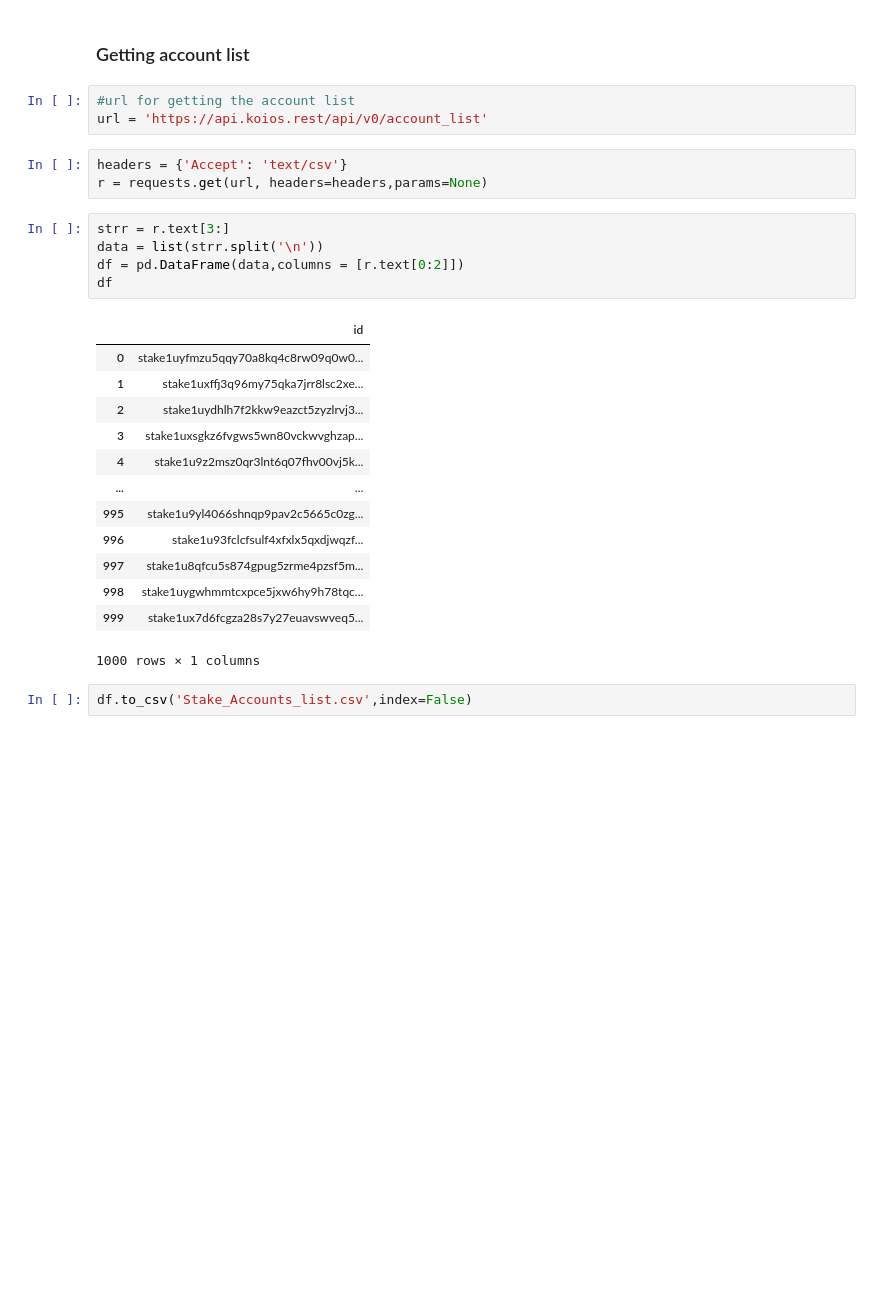
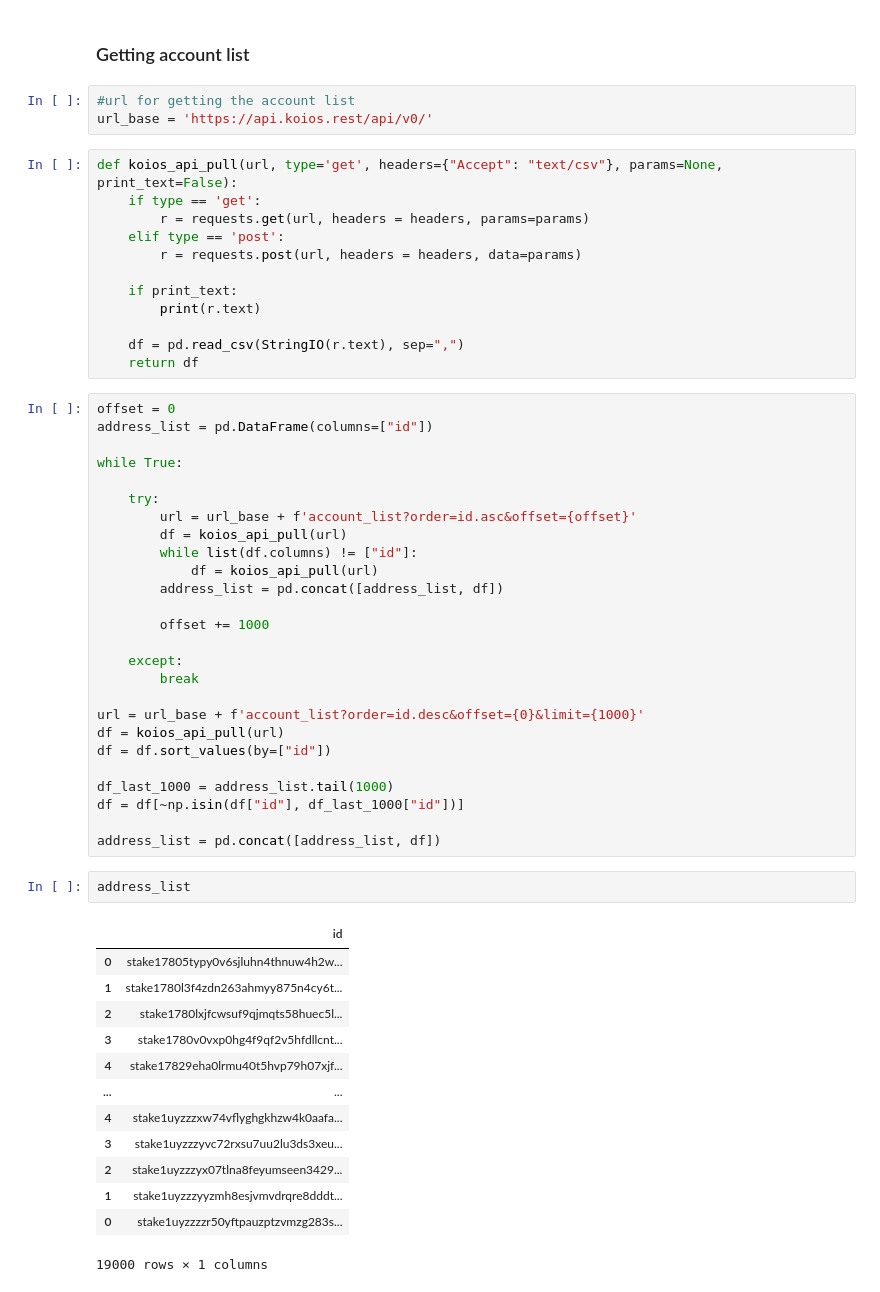
Before and after one commit to parshvadaftari/Cardano_Analysis, a Jupyter notebook: KOIOS_Data_pull/Accounts_Lists.ipynb, the cells around one changed output. Drawn from its saved outputs; the diff is of its cells as text; blank space fills up the shorter version.

```diff
--- a/KOIOS_Data_pull/Accounts_Lists.ipynb
+++ b/KOIOS_Data_pull/Accounts_Lists.ipynb
@@ -9,29 +11,59 @@ import pandas as pd
 ### Getting account list
 # %%
 #url for getting the account list
-url = 'https://api.koios.rest/api/v0/account_list'
+url_base = 'https://api.koios.rest/api/v0/'
 # %%
-headers = {'Accept': 'text/csv'}
-r = requests.get(url, headers=headers,params=None)
+def koios_api_pull(url, type='get', headers={"Accept": "text/csv"}, params=None, print_text=False):
+    if type == 'get':
+        r = requests.get(url, headers = headers, params=params)
+    elif type == 'post':
+        r = requests.post(url, headers = headers, data=params)
+
+    if print_text:
+        print(r.text)
+
+    df = pd.read_csv(StringIO(r.text), sep=",")
+    return df
 # %%
-strr = r.text[3:]
-data = list(strr.split('\n'))
-df = pd.DataFrame(data,columns = [r.text[0:2]])
-df
+offset = 0
+address_list = pd.DataFrame(columns=["id"])
+
+while True:
+
+    try:
+        url = url_base + f'account_list?order=id.asc&offset={offset}'
+        df = koios_api_pull(url)
+        while list(df.columns) != ["id"]:
+            df = koios_api_pull(url)
+        address_list = pd.concat([address_list, df])
+
+        offset += 1000
+
+    except:
+        break
+
+url = url_base + f'account_list?order=id.desc&offset={0}&limit={1000}'
+df = koios_api_pull(url)
+df = df.sort_values(by=["id"])
+
+df_last_1000 = address_list.tail(1000)
+df = df[~np.isin(df["id"], df_last_1000["id"])]
+
+address_list = pd.concat([address_list, df])
-# %% [output]
-|  | id |
-| 0 | stake1uyfmzu5qqy70a8kq4c8rw09q0w0... |
-| 1 | stake1uxffj3q96my75qka7jrr8lsc2xe... |
-| 2 | stake1uydhlh7f2kkw9eazct5zyzlrvj3... |
-| 3 | stake1uxsgkz6fvgws5wn80vckwvghzap... |
-| 4 | stake1u9z2msz0qr3lnt6q07fhv00vj5k... |
-| ... | ... |
-| 995 | stake1u9yl4066shnqp9pav2c5665c0zg... |
-| 996 | stake1u93fclcfsulf4xfxlx5qxdjwqzf... |
-| 997 | stake1u8qfcu5s874gpug5zrme4pzsf5m... |
-| 998 | stake1uygwhmmtcxpce5jxw6hy9h78tqc... |
-| 999 | stake1ux7d6fcgza28s7y27euavswveq5... |
-1000 rows × 1 columns
 # %%
-df.to_csv('Stake_Accounts_list.csv',index=False)
+address_list
+# %% [output]
+|  | id |
+| 0 | stake17805typy0v6sjluhn4thnuw4h2w... |
+| 1 | stake1780l3f4zdn263ahmyy875n4cy6t... |
+| 2 | stake1780lxjfcwsuf9qjmqts58huec5l... |
+| 3 | stake1780v0vxp0hg4f9qf2v5hfdllcnt... |
+| 4 | stake17829eha0lrmu40t5hvp79h07xjf... |
+| ... | ... |
+| 4 | stake1uyzzzxw74vflyghgkhzw4k0aafa... |
+| 3 | stake1uyzzzyvc72rxsu7uu2lu3ds3xeu... |
+| 2 | stake1uyzzzyx07tlna8feyumseen3429... |
+| 1 | stake1uyzzzyyzmh8esjvmvdrqre8dddt... |
+| 0 | stake1uyzzzzr50yftpauzptzvmzg283s... |
+19000 rows × 1 columns
 # %%
```
Also changed, not shown: parts of 3 cells of this notebook, 22 other files.
